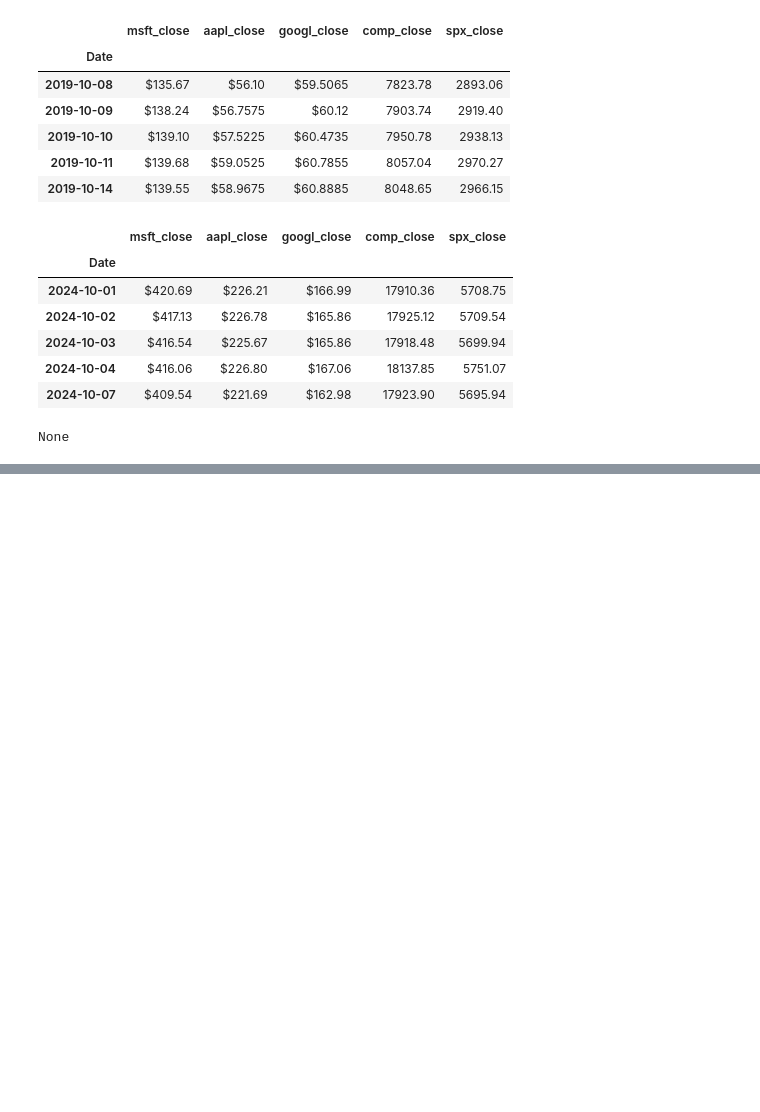
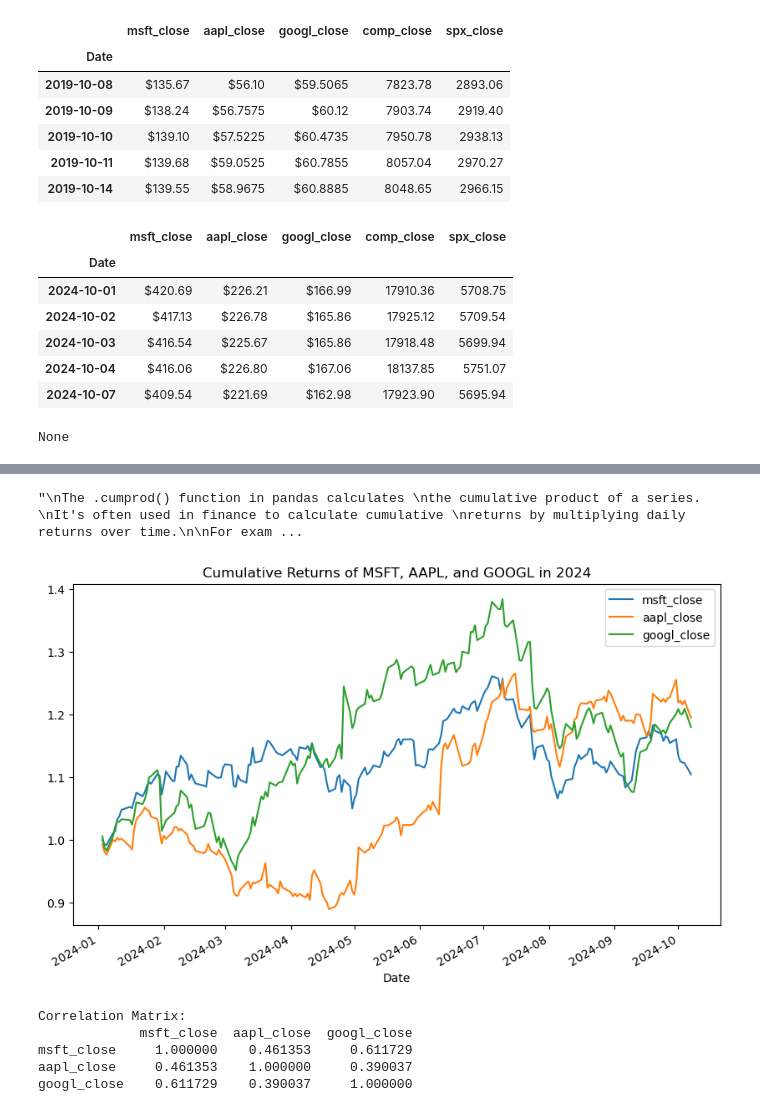
Before and after one commit to Pete1001/Tech_stock_analysis, a Jupyter notebook: Tech_stock_analysis.ipynb, the cells around one changed output, grey strips where cells are left out. Drawn from its saved outputs; the diff is of its cells as text; code cells hidden in the pictures; blank space fills up the shorter version.

```diff
--- a/Tech_stock_analysis.ipynb
+++ b/Tech_stock_analysis.ipynb
@@ -206,0 +296,42 @@ merged_df.head()
+# %%
+# Pete - Analyze the data
+#5 - Calculate cumulative returns to see overall performance growth
+
+df_2024_cumulative = (1 + df_2024_returns).cumprod()
+
+df_2024_cumulative.plot(figsize=(10,6), title='Cumulative Returns of MSFT, AAPL, and GOOGL in 2024')
+df_2024_cumulative = (1 + df_2024_returns).cumprod()
+
+"""
+The .cumprod() function in pandas calculates
+the cumulative product of a series.
+It's often used in finance to calculate cumulative
+returns by multiplying daily returns over time.
+
+For example, if a stock grows 5% on Day 1 and 2%
+on Day 2, .cumprod() multiplies these growth
+factors (1.05 * 1.02) to show cumulative growth.
+It tracks how much an investment increases or
+decreases over time, assuming all returns
+are reinvested.
+
+In short, .cumprod() is useful for analyzing
+cumulative growth, especially for investment returns.
+"""
+# %% [output]
+"\nThe .cumprod() function in pandas calculates \nthe cumulative product of a series. \nIt's often used in finance to calculate cumulative \nreturns by multiplying daily returns over time.\n\nFor exam ...
+[figure, added]
+# %%
+# Pete - Calculate correlation between the three stocks
+#6 Correlation index
+
+correlation_matrix = df_2024_returns.corr()
+
+print("Correlation Matrix:")
+print(correlation_matrix)
+# %% [output]
+Correlation Matrix:
+             msft_close  aapl_close  googl_close
+msft_close     1.000000    0.461353     0.611729
+aapl_close     0.461353    1.000000     0.390037
+googl_close    0.611729    0.390037     1.000000
```
Also changed, not shown: parts of 13 cells of this notebook, 2 other files.
